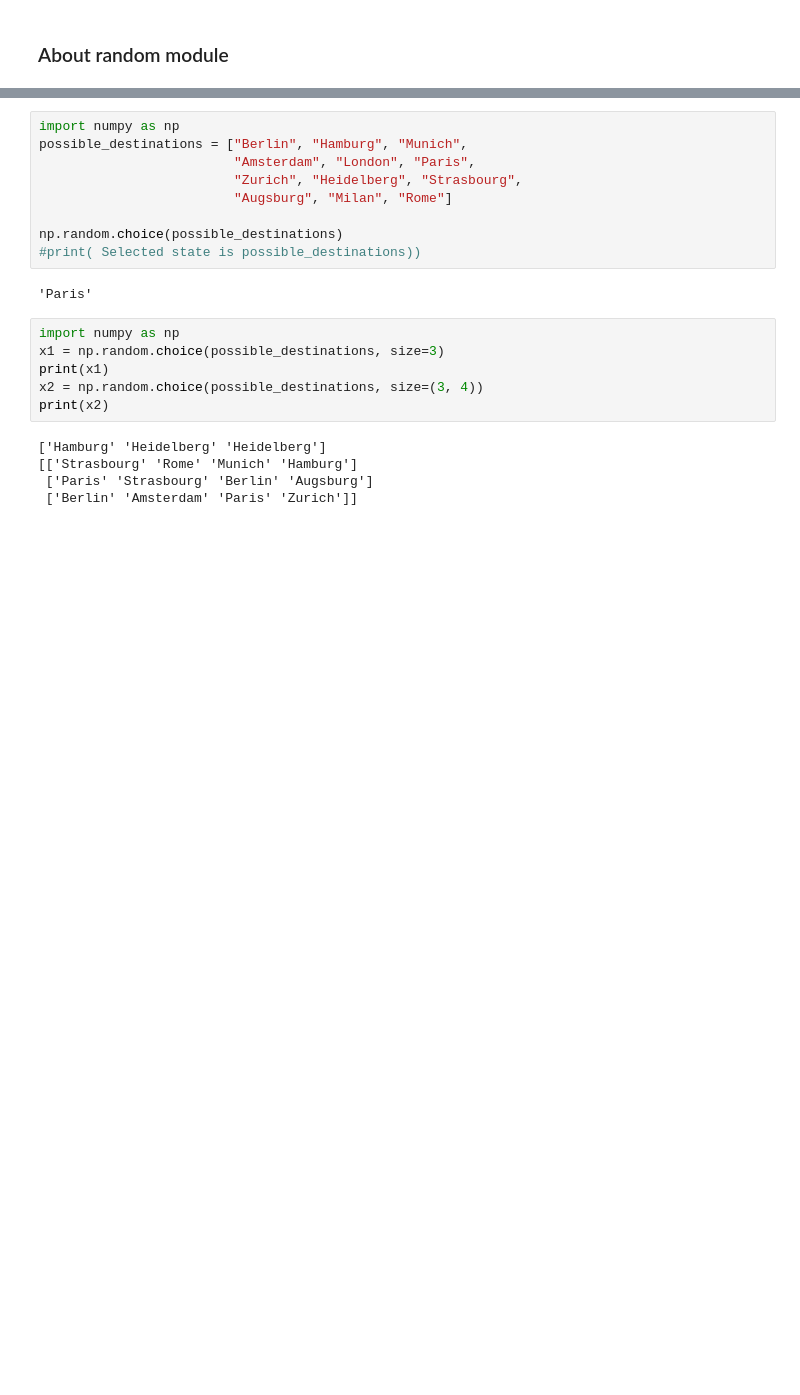
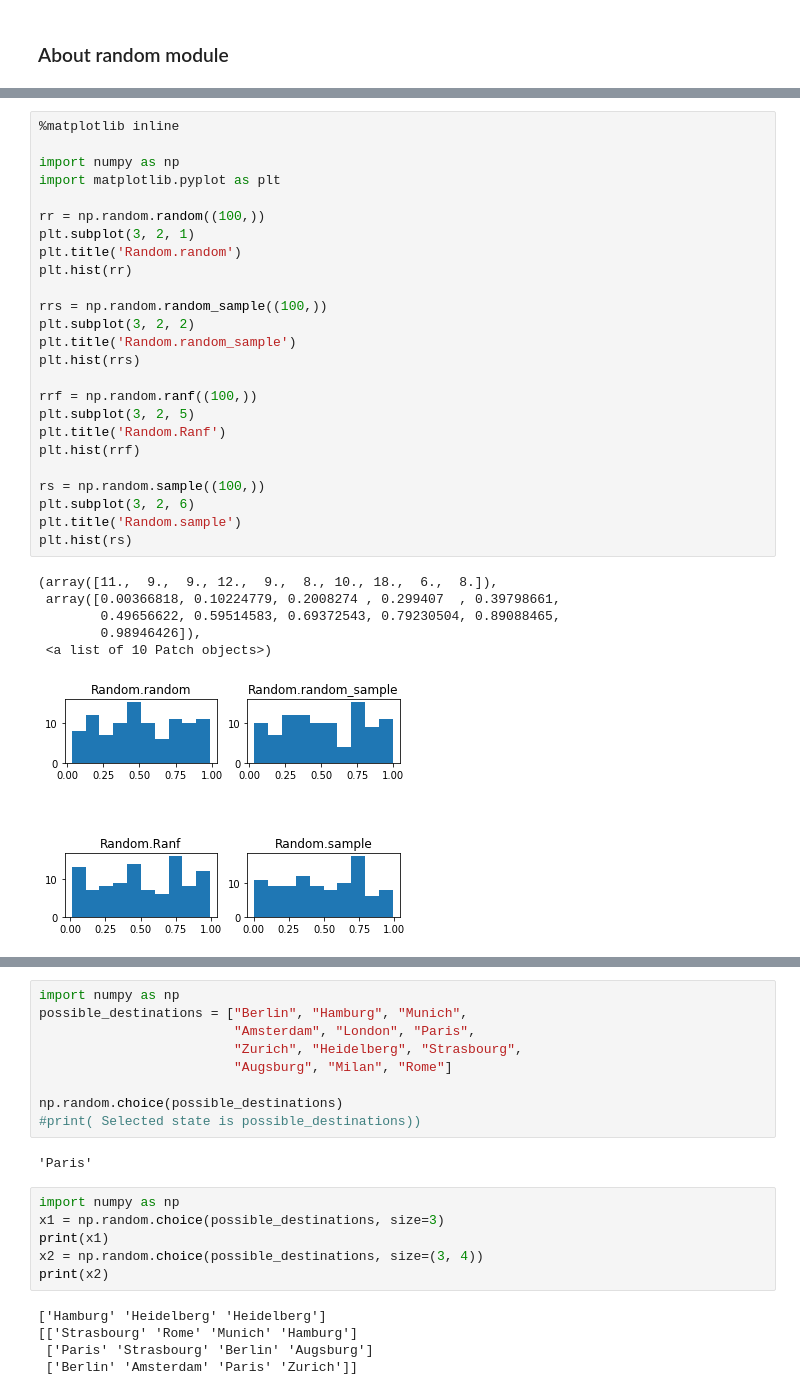
Before and after one commit to ezekielonaloye-gmit/pda_numpy_random_assignment-, a Jupyter notebook: numpy.random assignment 2018.ipynb, the cells around one changed output, grey strips where cells are left out. Drawn from its saved outputs; the diff is of its cells as text; blank space fills up the shorter version.

```diff
--- a/numpy.random assignment 2018.ipynb
+++ b/numpy.random assignment 2018.ipynb
@@ -163,0 +137,32 @@ The random choice can be used to choose a random element from a non-empty sequen
+# %%
+%matplotlib inline
+
+import numpy as np
+import matplotlib.pyplot as plt
+
+rr = np.random.random((100,))
+plt.subplot(3, 2, 1)
+plt.title('Random.random')
+plt.hist(rr)
+
+rrs = np.random.random_sample((100,))
+plt.subplot(3, 2, 2)
+plt.title('Random.random_sample')
+plt.hist(rrs)
+
+rrf = np.random.ranf((100,))
+plt.subplot(3, 2, 5)
+plt.title('Random.Ranf')
+plt.hist(rrf)
+
+rs = np.random.sample((100,))
+plt.subplot(3, 2, 6)
+plt.title('Random.sample')
+plt.hist(rs)
+# %% [output]
+(array([11.,  9.,  9., 12.,  9.,  8., 10., 18.,  6.,  8.]),
+ array([0.00366818, 0.10224779, 0.2008274 , 0.299407  , 0.39798661,
+        0.49656622, 0.59514583, 0.69372543, 0.79230504, 0.89088465,
+        0.98946426]),
+ <a list of 10 Patch objects>)
+[figure, added]
```
Also changed, not shown: parts of 53 cells of this notebook, 1 other file.
